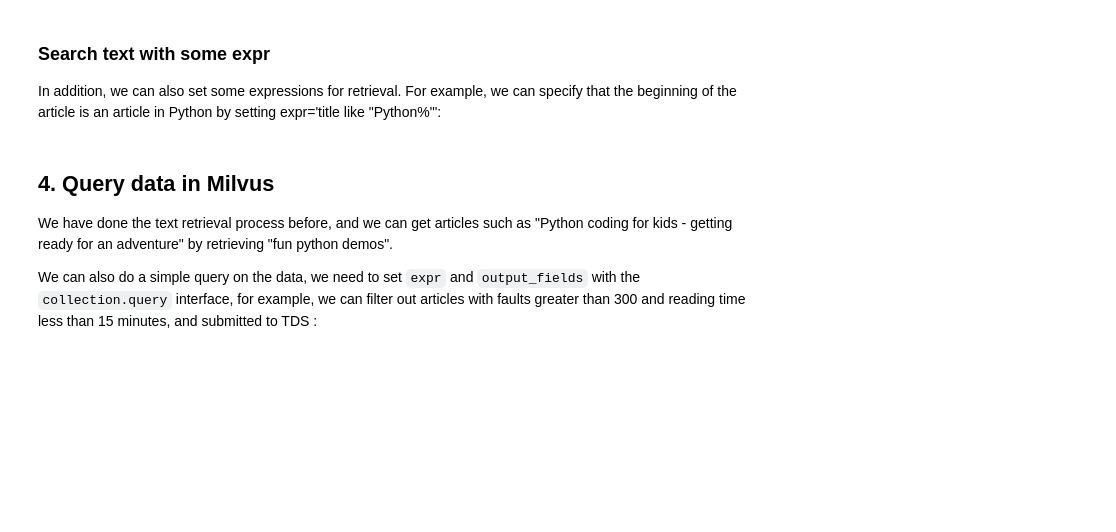
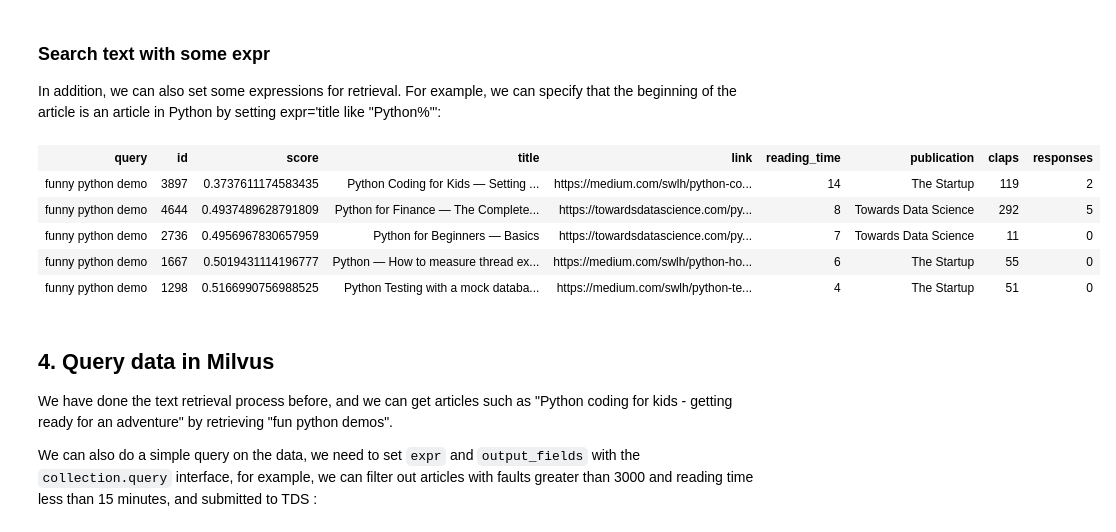
Before and after one commit to williamaredal/Milvus-Vector-Database, a Jupyter notebook: search_article_in_medium.ipynb, the cells around one changed output. Cells and saved outputs as stored; diff of their text form; code cells hidden in the pictures; blank space fills up the shorter version.

```diff
--- a/search_article_in_medium.ipynb
+++ b/search_article_in_medium.ipynb
@@ -259,25 +345,32 @@ In addition, we can also set some expressions for retrieval. For example, we can
 # %%
 search_pipe3 = (pipe.input('query')
                     .map('query', 'vec', ops.text_embedding.dpr(model_name="facebook/dpr-ctx_encoder-single-nq-base"))
                     .map('vec', 'vec', lambda x: x / np.linalg.norm(x, axis=0))
                     .flat_map('vec', ('id', 'score', 'title', 'link', 'reading_time', 'publication', 'claps', 'responses'),
                                        ops.ann_search.milvus_client(host=server_host,
-                                                                    port='19530',
+                                                                    port=server_port,
                                                                     collection_name='search_article_in_medium',
                                                                     expr='title like "Python%"',
                                                                     output_fields=['title', 'link', 'reading_time', 'publication', 'claps', 'responses'],
                                                                     limit=5))
                     .output('query', 'id', 'score', 'title', 'link', 'reading_time', 'publication', 'claps', 'responses')
                )
 
 res = search_pipe3('funny python demo')
 DataCollection(res).show()
+# %% [output]
+| query | id | score | title | link | reading_time | publication | claps | responses |
+| funny python demo | 3897 | 0.3737611174583435 | Python Coding for Kids — Setting ... | https://medium.com/swlh/python-co... | 14 | The Startup | 119 | 2 |
+| funny python demo | 4644 | 0.4937489628791809 | Python for Finance — The Complete... | https://towardsdatascience.com/py... | 8 | Towards Data Science | 292 | 5 |
+| funny python demo | 2736 | 0.4956967830657959 | Python for Beginners — Basics | https://towardsdatascience.com/py... | 7 | Towards Data Science | 11 | 0 |
+| funny python demo | 1667 | 0.5019431114196777 | Python — How to measure thread ex... | https://medium.com/swlh/python-ho... | 6 | The Startup | 55 | 0 |
+| funny python demo | 1298 | 0.5166990756988525 | Python Testing with a mock databa... | https://medium.com/swlh/python-te... | 4 | The Startup | 51 | 0 |
 # %% [markdown]
 ## 4. Query data in Milvus
 
 We have done the text retrieval process before, and we can get articles such as "Python coding for kids - getting ready for an adventure" by retrieving "fun python demos".
 
-We can also do a simple query on the data, we need to set `expr` and `output_fields` with the `collection.query` interface, for example, we can filter out articles with faults greater than 300 and reading time less than 15 minutes, and submitted to TDS :
+We can also do a simple query on the data, we need to set `expr` and `output_fields` with the `collection.query` interface, for example, we can filter out articles with faults greater than 3000 and reading time less than 15 minutes, and submitted to TDS :
 # %%
 collection.query(
   expr = 'claps > 3000 && reading_time < 15 && publication like "Towards Data Science%"',
```
Also changed, not shown: parts of 17 cells of this notebook.
